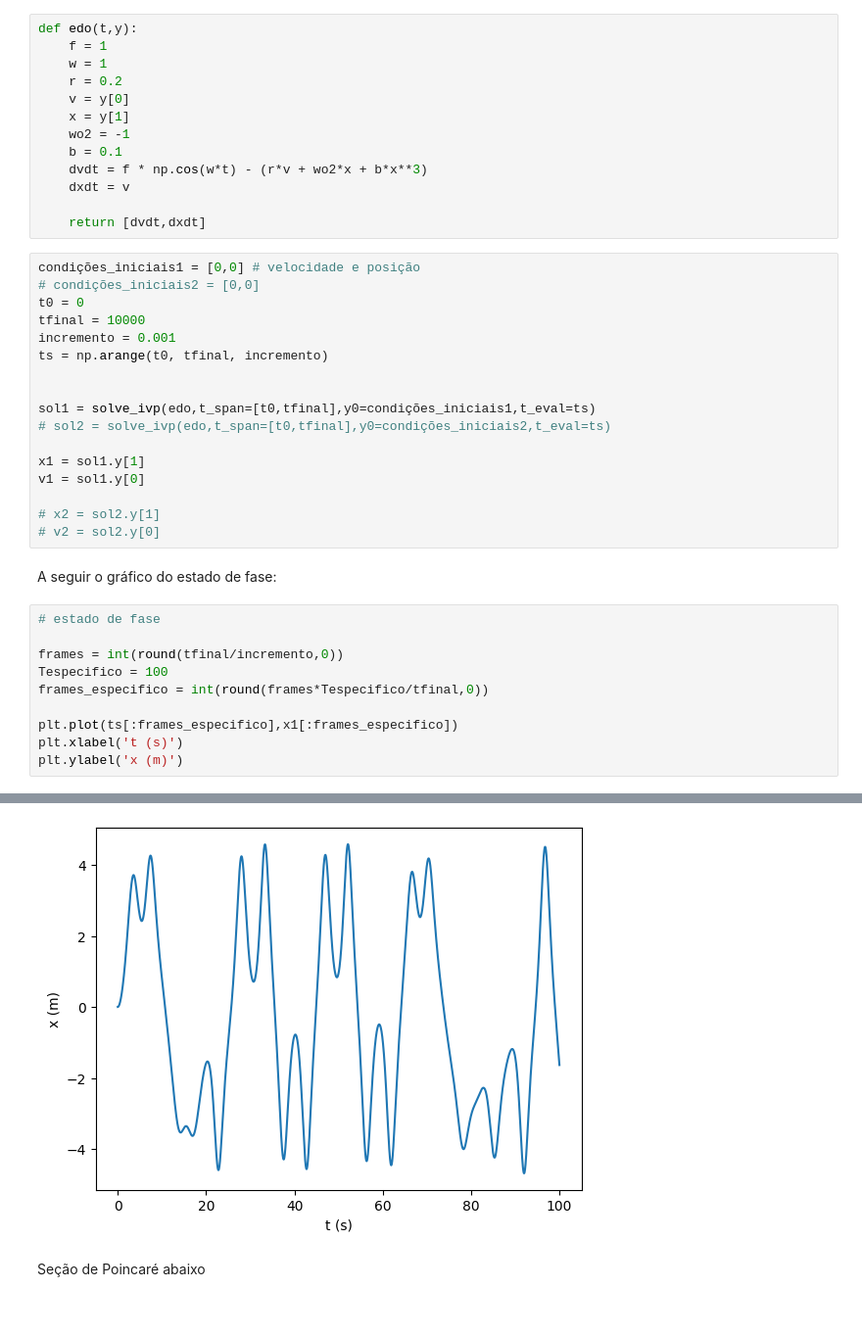
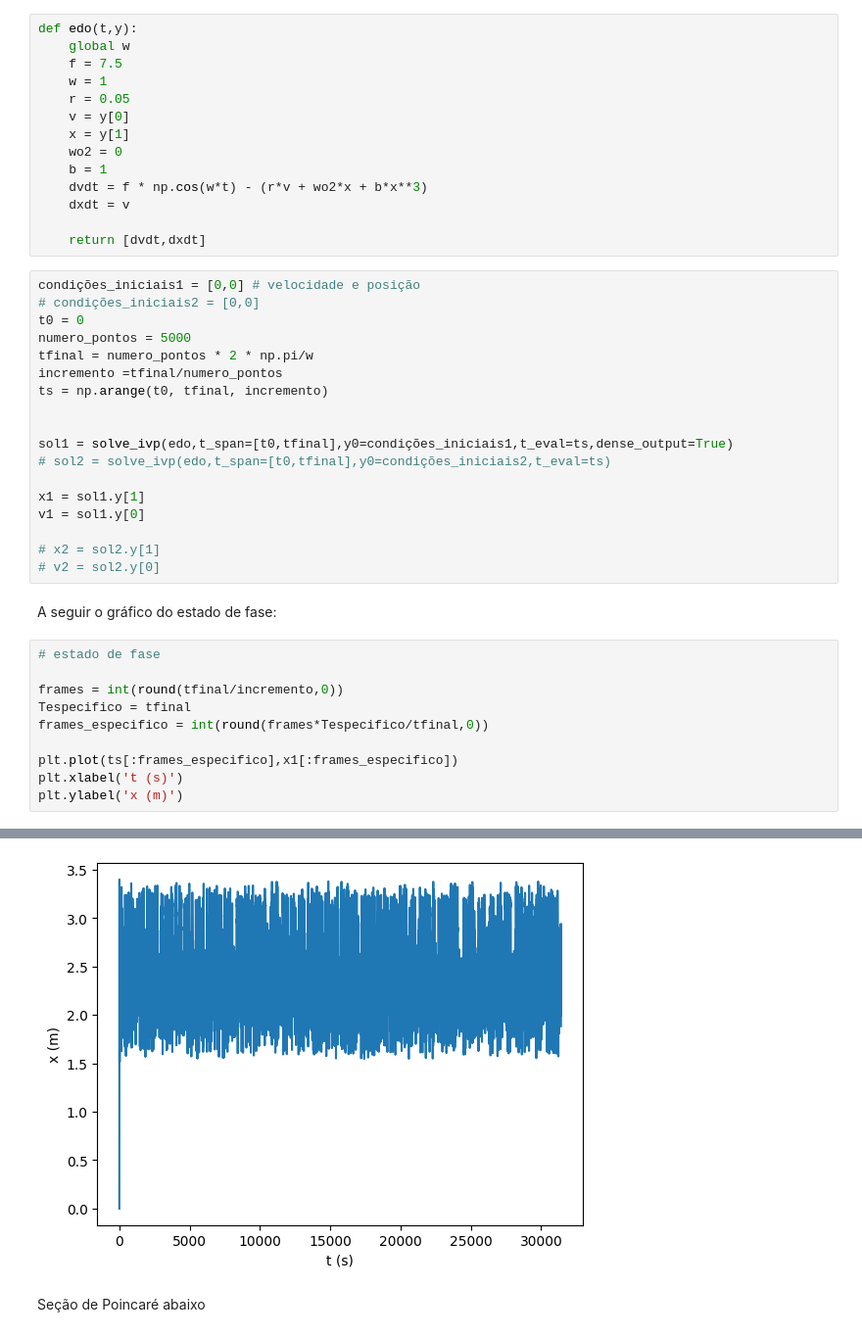
Before and after one commit to mickpires/Duffing-oscilator, a Jupyter notebook: duffing.ipynb, the cells around one changed output, grey strips where cells are left out. Shown at 98% size. Drawn from its saved outputs; the diff is of its cells as text.

```diff
--- a/duffing.ipynb
+++ b/duffing.ipynb
@@ -21,13 +21,14 @@ $$\begin{align*}
 \end{align*}$$
 # %%
 def edo(t,y):
-    f = 1
+    global w
+    f = 7.5
     w = 1
-    r = 0.2
+    r = 0.05
     v = y[0]
     x = y[1]
-    wo2 = -1
-    b = 0.1
+    wo2 = 0
+    b = 1
     dvdt = f * np.cos(w*t) - (r*v + wo2*x + b*x**3)
     dxdt = v
 
@@ -36,12 +37,13 @@ def edo(t,y):
 condições_iniciais1 = [0,0] # velocidade e posição
 # condições_iniciais2 = [0,0]
 t0 = 0
-tfinal = 10000
-incremento = 0.001
+numero_pontos = 5000
+tfinal = numero_pontos * 2 * np.pi/w
+incremento =tfinal/numero_pontos
 ts = np.arange(t0, tfinal, incremento)
 
 
-sol1 = solve_ivp(edo,t_span=[t0,tfinal],y0=condições_iniciais1,t_eval=ts)
+sol1 = solve_ivp(edo,t_span=[t0,tfinal],y0=condições_iniciais1,t_eval=ts,dense_output=True)
 # sol2 = solve_ivp(edo,t_span=[t0,tfinal],y0=condições_iniciais2,t_eval=ts)
 
 x1 = sol1.y[1]
@@ -54,16 +56,16 @@ A seguir o gráfico do estado de fase:
 # %%
 # estado de fase
 
 frames = int(round(tfinal/incremento,0))
-Tespecifico = 100
+Tespecifico = tfinal
 frames_especifico = int(round(frames*Tespecifico/tfinal,0))
 
 plt.plot(ts[:frames_especifico],x1[:frames_especifico])
 plt.xlabel('t (s)')
 plt.ylabel('x (m)')
 # %% [output]
 Text(0, 0.5, 'x (m)')
-[figure, old version]
+[figure, new version]
 # %% [markdown]
 Seção de Poincaré abaixo
 # %%
```
Also changed, not shown: parts of 12 cells of this notebook.
